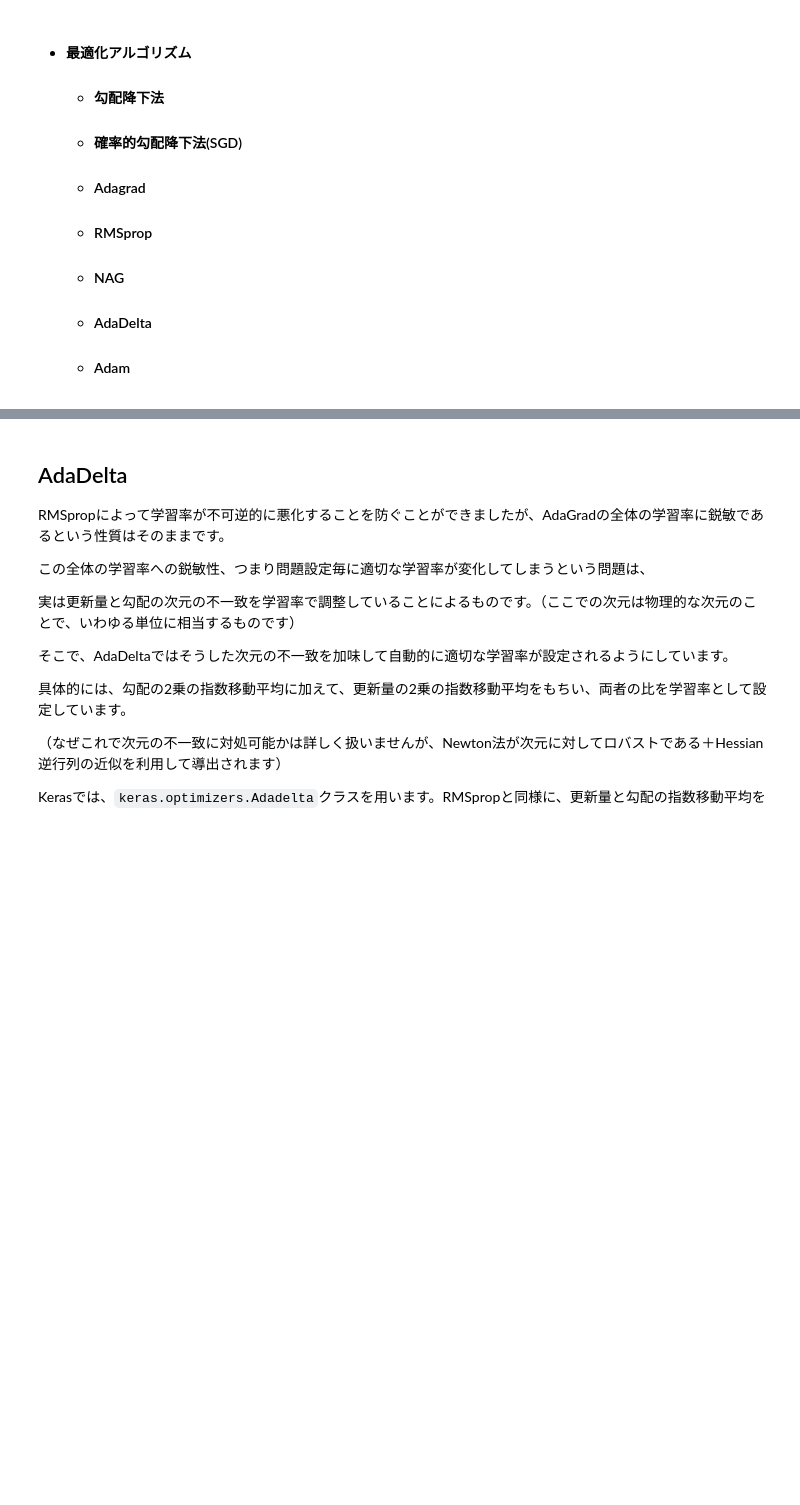
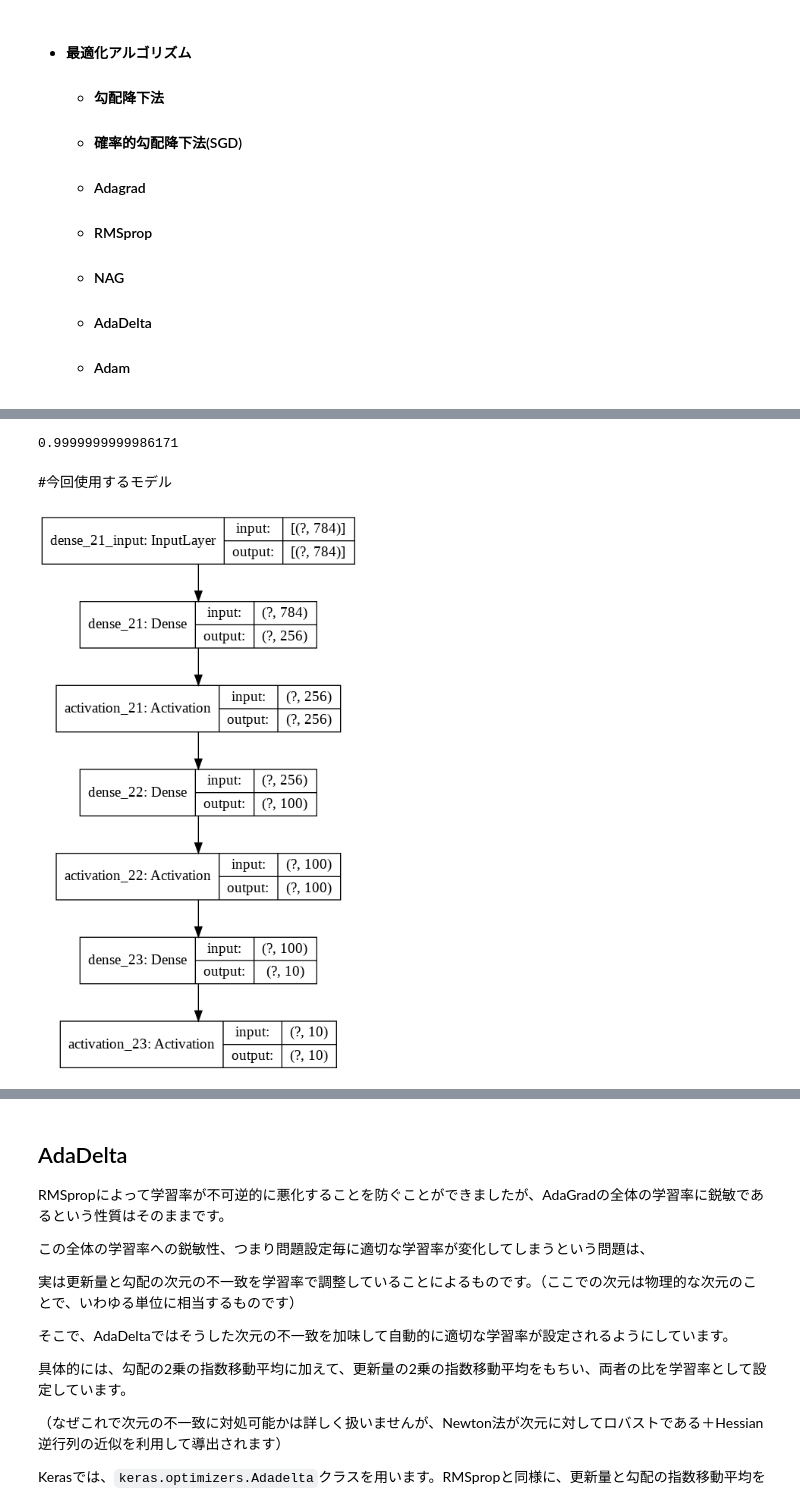
Before and after one commit to Strix9289/Introduction-of-Deep-Learning, a Jupyter notebook: Optimization.ipynb, the cells around one changed output, grey strips where cells are left out. Cells and saved outputs as stored; diff of their text form; code cells hidden in the pictures; blank space fills up the shorter version.

```diff
--- a/Optimization.ipynb
+++ b/Optimization.ipynb
@@ -20,0 +36,56 @@
+# %%
+#@title 重みwを変えてみましょう。
+w = -14 #@param {type:"slider", min:-100, max:100, step:1}
+
+import numpy as np
+L = (1-(1/(1+np.exp(-2*w))))**2
+L
+# %% [output]
+0.9999999999986171
+# %% [markdown]
+#今回使用するモデル
+# %%
+import tensorflow.keras as keras
+import numpy as np
+import pandas as pd
+import matplotlib.pyplot as plt
+
+#Fashion MNISTのデータをロードする。
+from tensorflow.keras.datasets import fashion_mnist
+#xが入力、yが出力、trainが訓練用、testがテスト用
+(x_train, y_train), (x_test, y_test) = fashion_mnist.load_data()
+
+# データの整形
+from tensorflow.keras.utils import to_categorical
+
+x_train = x_train.reshape(-1, 784) / 255
+x_test = x_test.reshape(-1, 784) /255
+
+# 出力結果をone-hot表現に変換します。
+y_train = to_categorical(y_train)
+y_test = to_categorical(y_test)
+
+#モデルの構築
+from tensorflow.keras.models import Sequential
+from tensorflow.keras.layers import Dense, Activation, Dropout
+
+def get_model():
+  #Sequential():層を直列につなぐシンプルなモデル
+  model = Sequential()
+
+  #np.shapeはtapple型で表記され、tppleでは、要素が一つの時、(x,)と書かなくてはいけない
+  model.add(Dense(units=256, input_shape=(784,))) # 次元の変化: 784 -> 256
+  model.add(Activation('relu'))
+  model.add(Dense(units=100)) # 次元の変化: 256 -> 100
+  model.add(Activation('relu'))
+  model.add(Dense(units=10)) # 次元の変化: 100 -> 10
+  model.add(Activation('softmax'))
+  return model
+
+
+# モデル構造の可視化
+from keras.utils import plot_model
+m = get_model()
+plot_model(m, show_shapes=True,)
+# %% [output]
+[figure, added]
```
Also changed, not shown: parts of 37 cells of this notebook.
